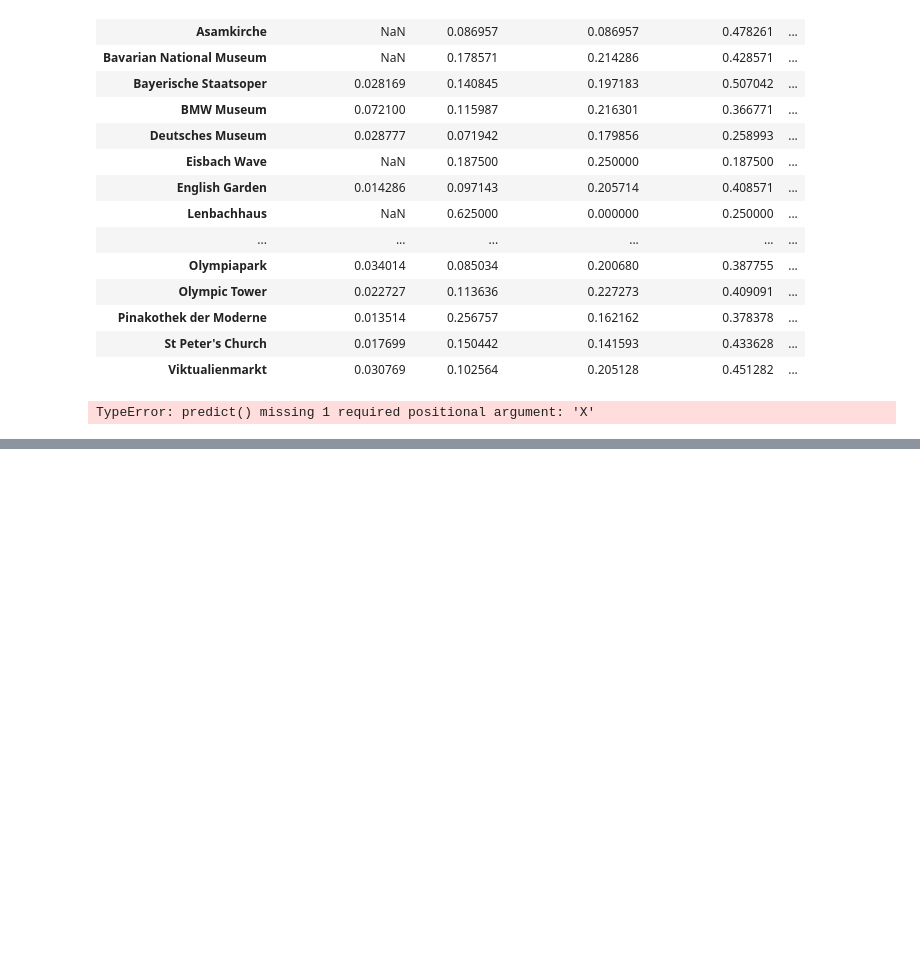
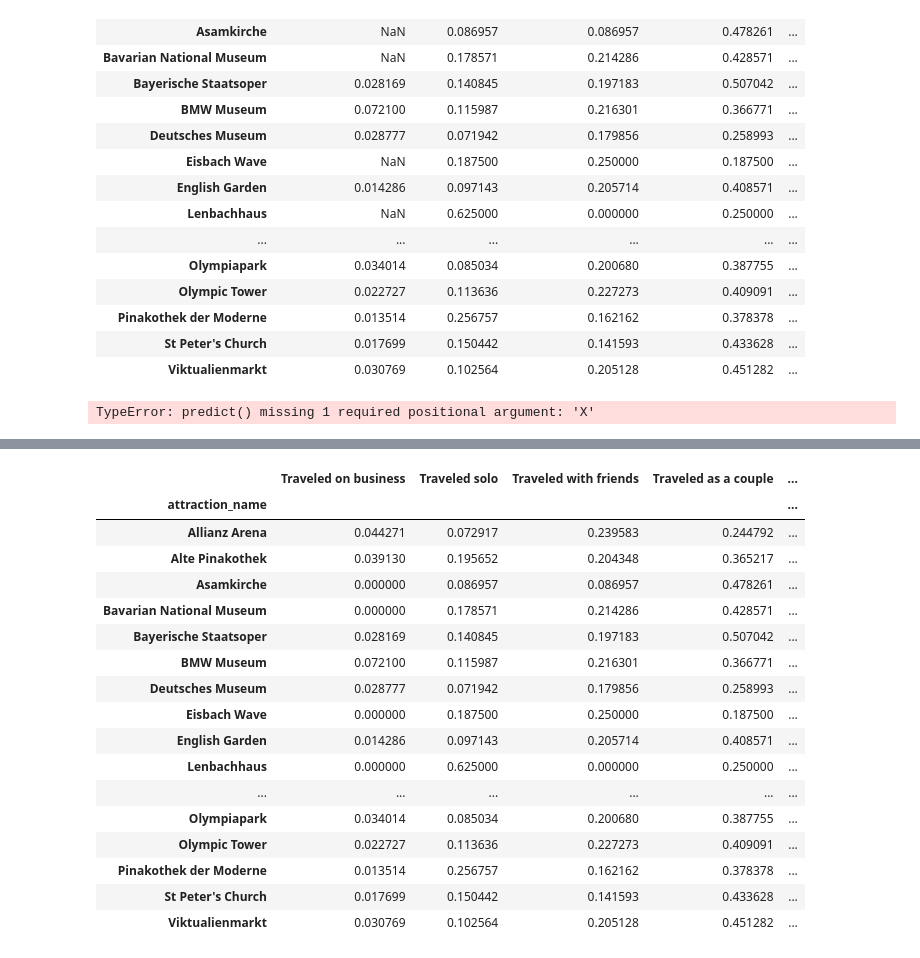
Before and after one commit to Yaccoub/Co-Tour, a Jupyter notebook: notebooks/K_means preprocessing.ipynb, the cells around one changed output, grey strips where cells are left out. Cells and saved outputs as stored; diff of their text form; code cells hidden in the pictures; blank space fills up the shorter version.

```diff
--- a/notebooks/K_means preprocessing.ipynb
+++ b/notebooks/K_means preprocessing.ipynb
@@ -441,0 +438,21 @@ data
+# %%
+data
+# %% [output]
+|  | Traveled on business | Traveled solo | Traveled with friends | Traveled as a couple | ... |
+| attraction_name |  |  |  |  | ... |
+| Allianz Arena | 0.044271 | 0.072917 | 0.239583 | 0.244792 | ... |
+| Alte Pinakothek | 0.039130 | 0.195652 | 0.204348 | 0.365217 | ... |
+| Asamkirche | 0.000000 | 0.086957 | 0.086957 | 0.478261 | ... |
+| Bavarian National Museum | 0.000000 | 0.178571 | 0.214286 | 0.428571 | ... |
+| Bayerische Staatsoper | 0.028169 | 0.140845 | 0.197183 | 0.507042 | ... |
+| BMW Museum | 0.072100 | 0.115987 | 0.216301 | 0.366771 | ... |
+| Deutsches Museum | 0.028777 | 0.071942 | 0.179856 | 0.258993 | ... |
+| Eisbach Wave | 0.000000 | 0.187500 | 0.250000 | 0.187500 | ... |
+| English Garden | 0.014286 | 0.097143 | 0.205714 | 0.408571 | ... |
+| Lenbachhaus | 0.000000 | 0.625000 | 0.000000 | 0.250000 | ... |
+| ... | ... | ... | ... | ... | ... |
+| Olympiapark | 0.034014 | 0.085034 | 0.200680 | 0.387755 | ... |
+| Olympic Tower | 0.022727 | 0.113636 | 0.227273 | 0.409091 | ... |
+| Pinakothek der Moderne | 0.013514 | 0.256757 | 0.162162 | 0.378378 | ... |
+| St Peter's Church | 0.017699 | 0.150442 | 0.141593 | 0.433628 | ... |
+| Viktualienmarkt | 0.030769 | 0.102564 | 0.205128 | 0.451282 | ... |
```
Also changed, not shown: parts of 6 cells of this notebook, 2 other files.
